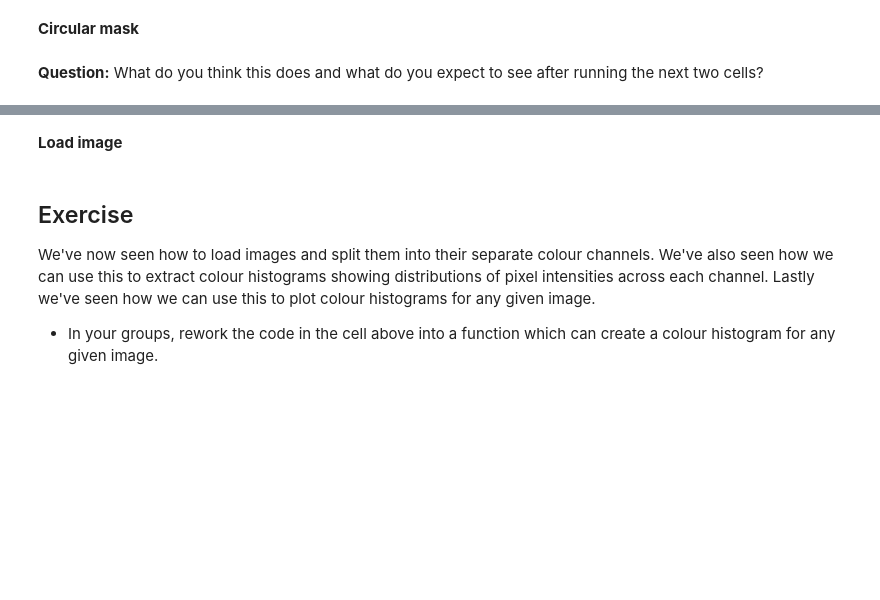
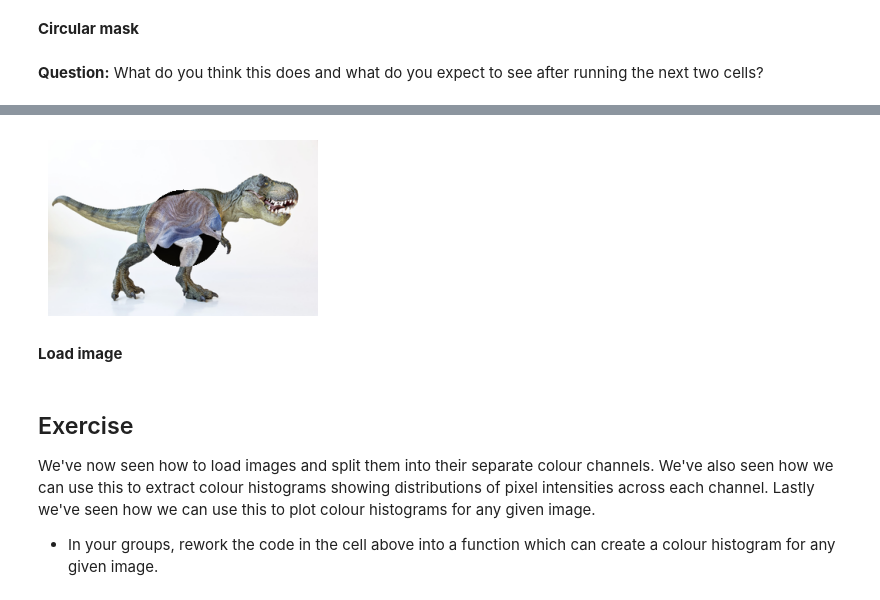
Before and after one commit to keresztalina/cds-visual, a Jupyter notebook: nbs/session3_inclass_ak.ipynb, the cells around one changed output, grey strips where cells are left out. Cells and saved outputs as stored; diff of their text form; code cells hidden in the pictures; blank space fills up the shorter version.

```diff
--- a/nbs/session3_inclass_ak.ipynb
+++ b/nbs/session3_inclass_ak.ipynb
@@ -155,3 +167,7 @@ jimshow(cv2.bitwise_and(image, image, mask=mask))
+# %%
+jimshow(cv2.bitwise_not(image, image, mask=mask))
+# %% [output]
+[figure, added]
 # %% [markdown]
 __Load image__
 # %%
```
Also changed, not shown: parts of 12 cells of this notebook, 2 other files.
